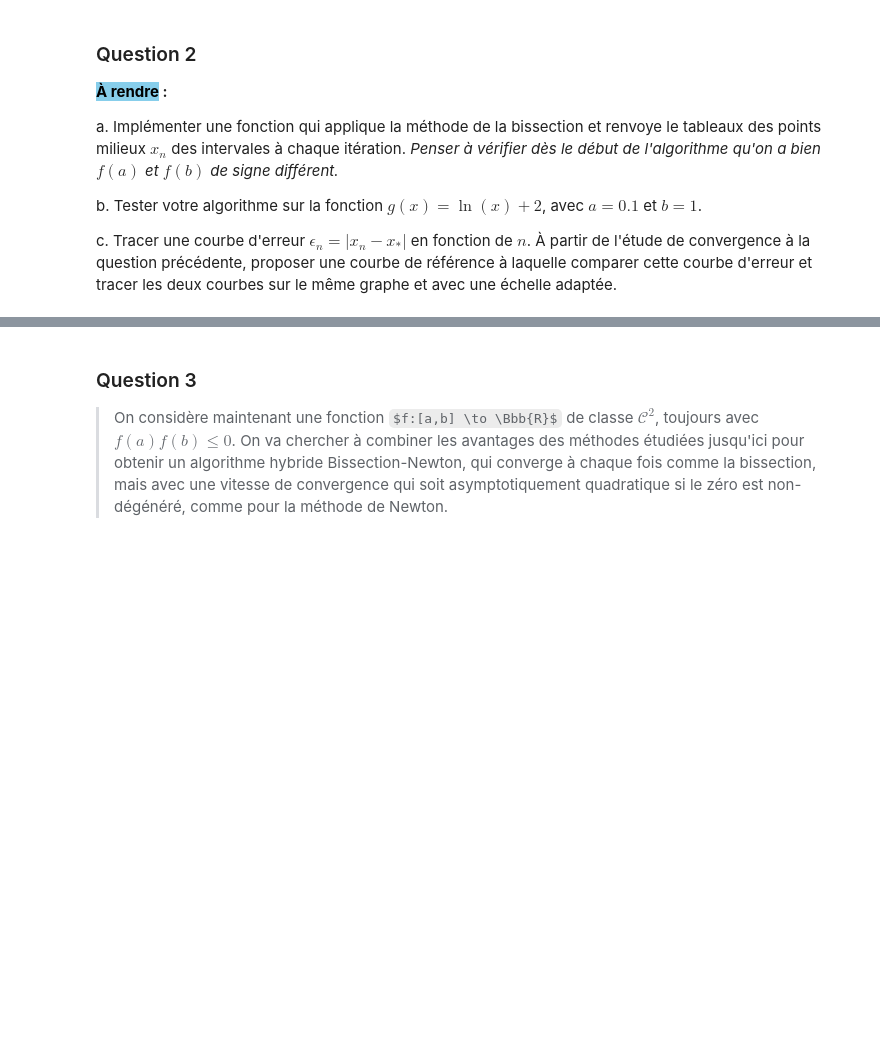
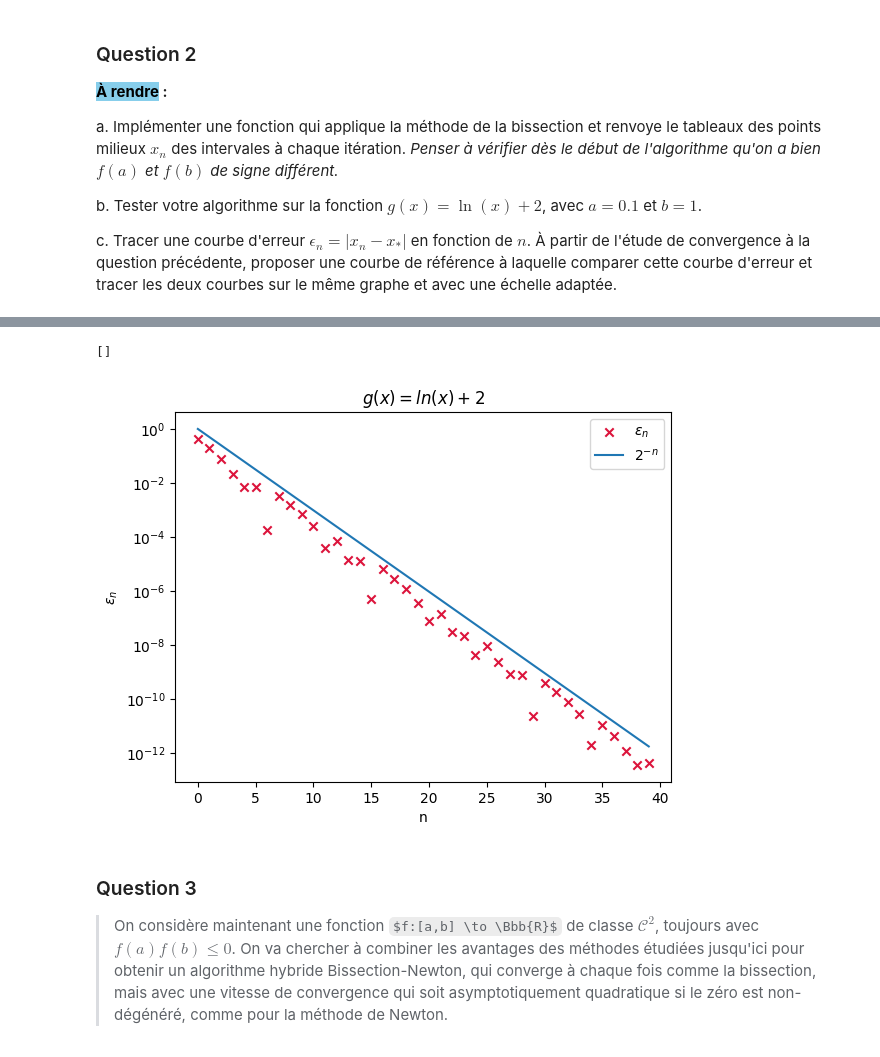
Before and after one commit to Eric-Guerra-Ribeiro/AMP_41012, a Jupyter notebook: pc6.ipynb, the cells around one changed output, grey strips where cells are left out. Cells and saved outputs as stored; diff of their text form; code cells hidden in the pictures; some formulas as TeX source; blank space fills up the shorter version.

```diff
--- a/pc6.ipynb
+++ b/pc6.ipynb
@@ -387,8 +387,16 @@ def bissection(f, a, b, tol=1.e-12, N_max=500):
     valeurs de retour:
     tab_x : tableau contenant les valeurs x_n à chaque itération
     """
-
-    return
+    tab_x = np.zeros(N_max)
+    i = 0
+    while np.abs(a - b) > tol and i < N_max:
+        tab_x[i] = (a + b)/2
+        if f(a)*f(tab_x[i]) < 0:
+            b = tab_x[i]
+        else:
+            a = tab_x[i]
+        i += 1
+    return tab_x[:i]
 # %%
 # Cellule de test
 # par exemple : vérifier que les premières itérations correspondent à des intervalles sur lesquels la fonction change de signe
@@ -401,0 +423,7 @@ def g(x):
+# %%
+# Test sur g
+a = 0.1
+b = 1
+tab_xg = bissection(g, a, b)
+
+tab_xg
@@ -402,9 +439,23 @@ def g(x):
 # %%
 #c.
 # Tracer la courbe de convergence
 # Comparer avec une fonction de référence
 ### Attention à l'erreur que vous cherchez à tracer
 ### Ne pas oublier la légende, les échelles, les noms des axes...
+
+eps_n_g = np.abs(tab_xg - np.exp(-2))
+
+plt.scatter(range(len(eps_n_g)), eps_n_g, color='crimson', marker='x', label='$\\epsilon_{n}$')
+plt.plot(range(len(eps_n_g)), [2**(-i) for i in range(len(eps_n_g))], label='$2^{-n}$')
+plt.ylabel("$\\epsilon_{n}$")
+plt.xlabel("n")
+plt.title("$g(x) = ln(x) + 2$")
+plt.semilogy()
+plt.legend()
+plt.plot()
+# %% [output]
+[]
+[figure, added]
 # %% [markdown]
 ### Question 3
 
```
Also changed, not shown: parts of 38 cells of this notebook.
